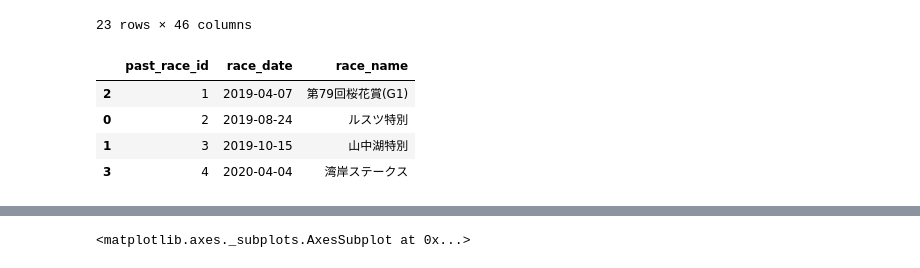
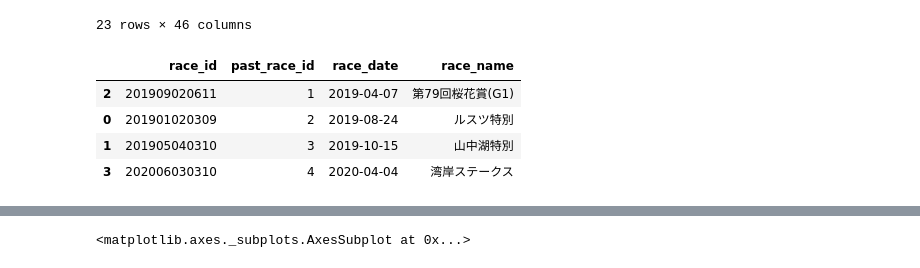
Before and after one commit to domo1124/predict_race, a Jupyter notebook: model/model_v2/EDA/model_v2_eda.ipynb, the cells around one changed output, grey strips where cells are left out. Drawn from its saved outputs; the diff is of its cells as text; code cells hidden in the pictures.

```diff
--- a/model/model_v2/EDA/model_v2_eda.ipynb
+++ b/model/model_v2/EDA/model_v2_eda.ipynb
@@ -223,10 +223,10 @@ df.groupby(["pred_distance","pred_kind"]).count()
 # %%
 red = df[df["horse_name"]=="レッドアステル"].groupby("pred_race_id").count().reset_index()
 # %%
-red.merge(df_i,how='inner',left_on="pred_race_id",right_on='race_id' )[["past_race_id","race_date","race_name"]].sort_values(by="race_date")
+red.merge(df_i,how='inner',left_on="pred_race_id",right_on='race_id' )[["race_id","past_race_id","race_date","race_name"]].sort_values(by="race_date")
 # %% [output]
-|  | past_race_id | race_date | race_name |
-| 2 | 1 | 2019-04-07 | 第79回桜花賞(G1) |
-| 0 | 2 | 2019-08-24 | ルスツ特別 |
-| 1 | 3 | 2019-10-15 | 山中湖特別 |
-| 3 | 4 | 2020-04-04 | 湾岸ステークス |
+|  | race_id | past_race_id | race_date | race_name |
+| 2 | 201909020611 | 1 | 2019-04-07 | 第79回桜花賞(G1) |
+| 0 | 201901020309 | 2 | 2019-08-24 | ルスツ特別 |
+| 1 | 201905040310 | 3 | 2019-10-15 | 山中湖特別 |
+| 3 | 202006030310 | 4 | 2020-04-04 | 湾岸ステークス |
```
Also changed, not shown: parts of 49 cells of this notebook, 16 other files.
